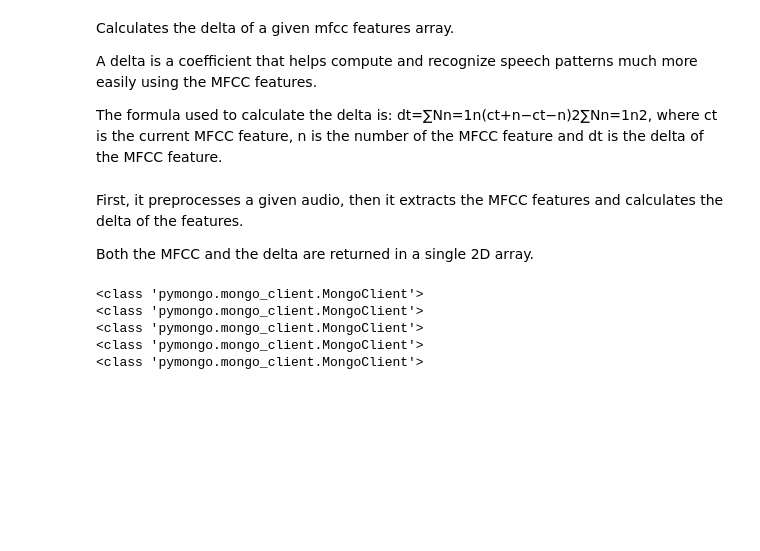
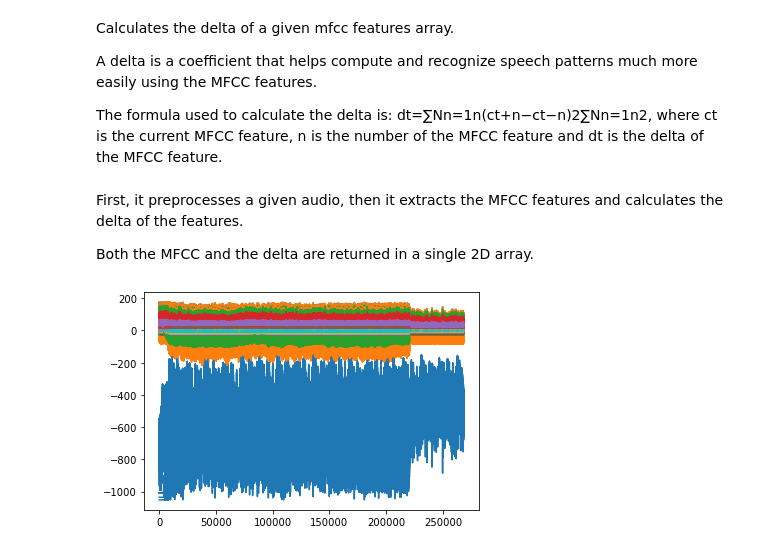
Before and after one commit to dgallards/Voice-recognition-system, a Jupyter notebook: featureExtraction.ipynb, the cells around one changed output. Drawn from its saved outputs; the diff is of its cells as text; code cells hidden in the pictures; blank space fills up the shorter version.

```diff
--- a/featureExtraction.ipynb
+++ b/featureExtraction.ipynb
@@ -50,3 +51,11 @@ def calculate_delta(array):
             j+=1
         deltas[i] = ( array[index[0][0]]-array[index[0][1]] + (2 * (array[index[1][0]]-array[index[1][1]])) ) / 10
     return deltas
+# %%
+#generate sklearn gmm model given the features
+def generate_gmm(features,gmm_num):
+    #import gmm from sklearn
+    from sklearn.mixture import GaussianMixture
+    #initialize gmm from sklearn
+    gmm = GaussianMixture(n_components=gmm_num, covariance_type='diag')
+    return gmm.fit_predict(features)
@@ -57,38 +68,53 @@ Both the MFCC and the delta are returned in a single 2D array.
 # %%
 def extract_features(audio,rate):
 
-    mfc_coefficients = np.squeeze(librosa.feature.mfcc(y=audio, sr=rate, n_mfcc=20, hop_length=8000, n_fft=320))
+    mfc_coefficients = np.squeeze(librosa.feature.mfcc(y=audio, sr=rate, n_mfcc=20, hop_length=8000))
     deltas = librosa.feature.delta(mfc_coefficients, mode='nearest')
 
 
     combined = np.hstack((mfc_coefficients, deltas))
 
-    print(np.min(combined), np.max(combined), np.mean(combined), np.std(combined))
-    print(mfc_coefficients.shape, deltas.shape, combined.shape)
+    #print(np.min(combined), np.max(combined), np.mean(combined), np.std(combined))
+    #print(mfc_coefficients.shape, deltas.shape, combined.shape)
     plt.plot(combined)
 
     return combined
 
 db = database.connect_to_database()
+features_list = []
+
+"""
+
+for filename in ["myrecording5.wav", "myrecording6.wav"]:
+    with soundfile.SoundFile(filename) as audio:
+        waveform = audio.read(dtype="float32")
+        sample_rate = audio.samplerate
+        features = extract_features(waveform, sample_rate)
+        features_list.append(features)
+
+gmm_model = generate_gmm(features_list, len(features_list))
+"""
+
+
 for i, filename in enumerate(os.listdir(os.getcwd())):
     if not filename.endswith(".wav"):
         continue
     with soundfile.SoundFile(filename) as audio:
         waveform = audio.read(dtype="float32")
         sample_rate = audio.samplerate
-        features = None
-        #extract_features(waveform, sample_rate)
         user = "user " + str(i)
         password = "password " + str(i)
         email = "sexydiegus6969" + str(i) + "@gmail.com"
-        model = None
-        print(type(db))
+        features = extract_features(waveform, sample_rate)
+        features_list.append(features)
 
 
-        database.addUser(db.users, database.createUser(user, email, password.encode('utf-8'), features, model))
+        #store the features in a file
+        np.savetxt("features/" + user + ".csv", features)
+
+        model = None
+
+
+        database.addUser(db.users, database.createUser(user, email, password.encode('utf-8'), "features/" + user + ".csv", model))
 # %% [output]
-<class 'pymongo.mongo_client.MongoClient'>
-<class 'pymongo.mongo_client.MongoClient'>
-<class 'pymongo.mongo_client.MongoClient'>
-<class 'pymongo.mongo_client.MongoClient'>
-<class 'pymongo.mongo_client.MongoClient'>
+[figure, added]
```
Also changed, not shown: parts of 6 cells of this notebook, 6 other files.
